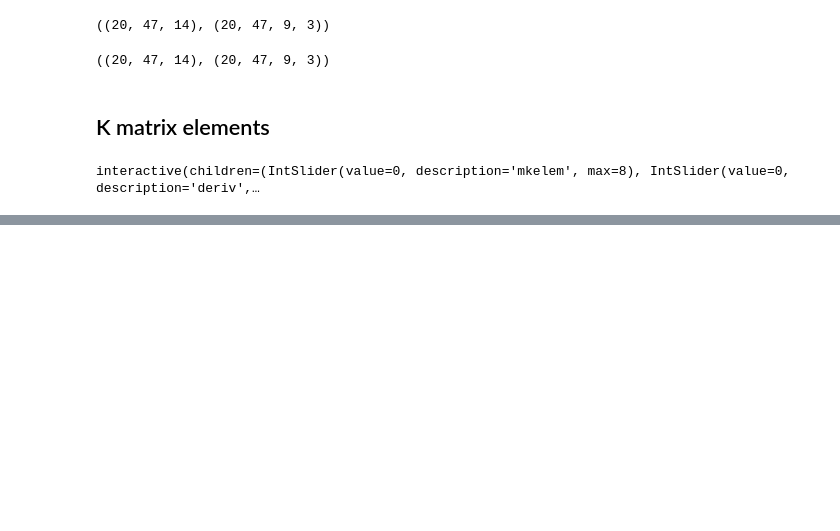
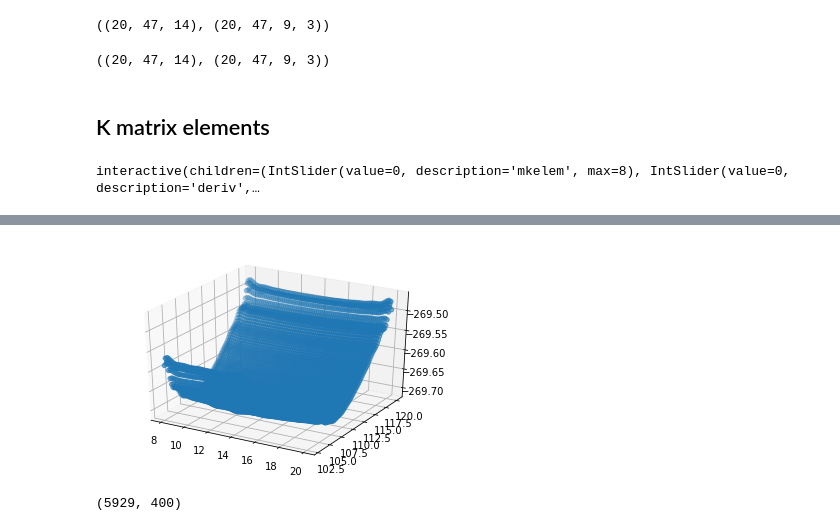
Before and after one commit to acuzzio/GridQuantumPropagator, a Jupyter notebook: Scripts/Try_to_understand_grid.ipynb, the cells around one changed output, grey strips where cells are left out. Cells and saved outputs as stored; diff of their text form; code cells hidden in the pictures; blank space fills up the shorter version.

```diff
--- a/Scripts/Try_to_understand_grid.ipynb
+++ b/Scripts/Try_to_understand_grid.ipynb
@@ -63,7 +63,7 @@ dataDict['potCube'].shape, dataDict['kinCube'].shape,
 # %% [output]
 ((20, 47, 14), (20, 47, 9, 3))
 # %%
-%matplotlib notebook
+   %matplotlib notebook
 from mpl_toolkits.mplot3d import axes3d
 import matplotlib.pyplot as plt
 from ipywidgets import interact#, interactive, fixed, interact_manual
@@ -73,7 +73,14 @@ def do3dplot(xs,ys,zss):
     fig = plt.figure()
     ax = fig.add_subplot(111, projection='3d')
     X,Y = np.meshgrid(xs, ys)
-    ax.plot_wireframe(X, Y, zss)
+    #ax.plot_wireframe(X, Y, zss)
+    ax.scatter(X, Y, zss)
+
+def do3dplot2(X,Y,Z):
+    fig = plt.figure()
+    ax = fig.add_subplot(111, projection='3d')
+    #ax.plot_wireframe(X, Y, Z)
+    ax.scatter(X, Y, Z)
 
 def kinElem(mkelem,deriv):
     expl = '{}\'th order derivative coefficient in K matrix'.format(deriv)
@@ -90,3 +97,23 @@ def kinElem(mkelem,deriv):
 interact(kinElem, mkelem = widgets.IntSlider(min=0,max=8,step=1,value=0), deriv = widgets.IntSlider(min=0,max=2,step=1,value=0));
 # %% [output]
 interactive(children=(IntSlider(value=0, description='mkelem', max=8), IntSlider(value=0, description='deriv',…
+# %%
+def doubleArrayZ(array):
+    Y = array
+    N = len(Y)
+    X = np.arange(0, 2*N, 2)
+    X_new = np.arange(2*N-1)       # Where you want to interpolate
+    Y_new = np.interp(X_new, X, Y)
+    return(Y_new)
+# %%
+from scipy.interpolate import Rbf
+
+ground_state = dataDict['potCube'][:,:20,0]
+
+ground_state.shape
+allgams,allthes = np.meshgrid(gams, thes[:20])
+rbf = Rbf(allgams, allthes, ground_state, epsilon=3)
+XI, YI = np.meshgrid(doubleArrayZ(doubleArrayZ(gams)),doubleArrayZ(doubleArrayZ(thes[:20])))
+ZI = rbf(XI, YI)
+
+do3dplot(thes[:20],gams,ground_state)
@@ -92,0 +123,8 @@ interactive(children=(IntSlider(value=0, description='mkelem', max=8), IntSlider
+# %%
+do3dplot2(XI, YI, ZI)
+# %% [output]
+[figure, added]
+# %%
+(ZI.size,ground_state.size)
+# %% [output]
+(5929, 400)
```
Also changed, not shown: parts of 1 cell of this notebook, 6 other files.
